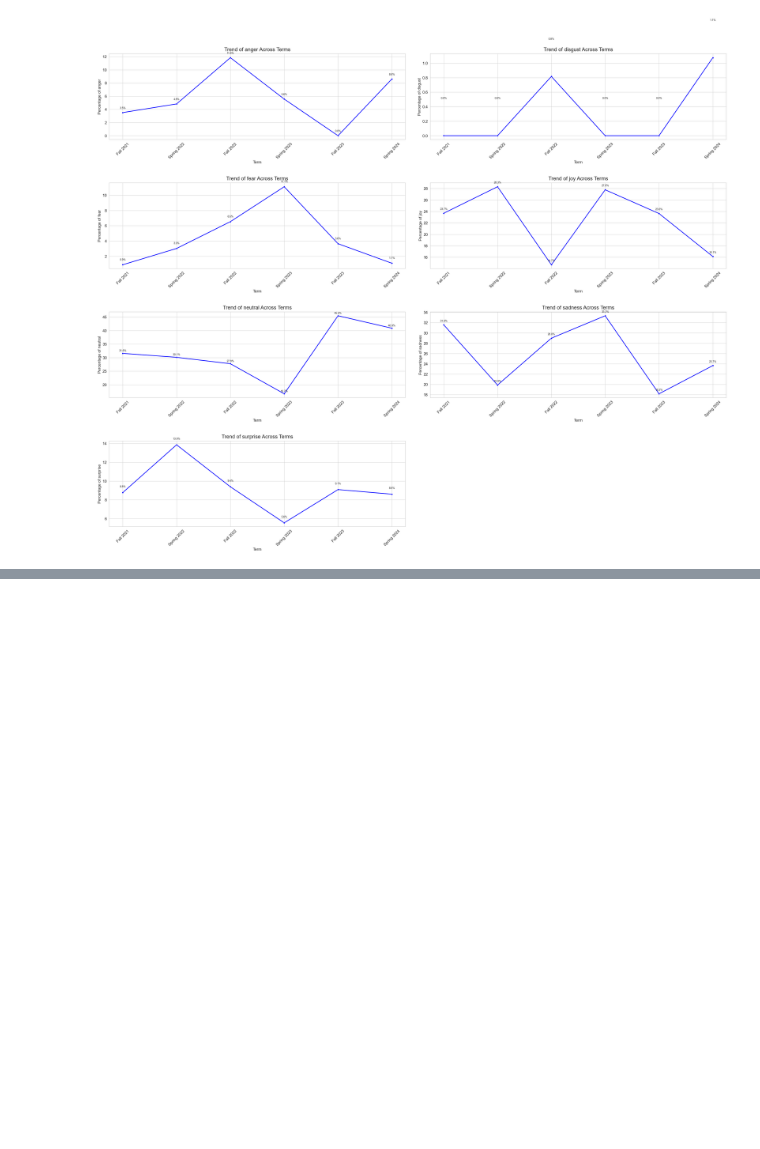
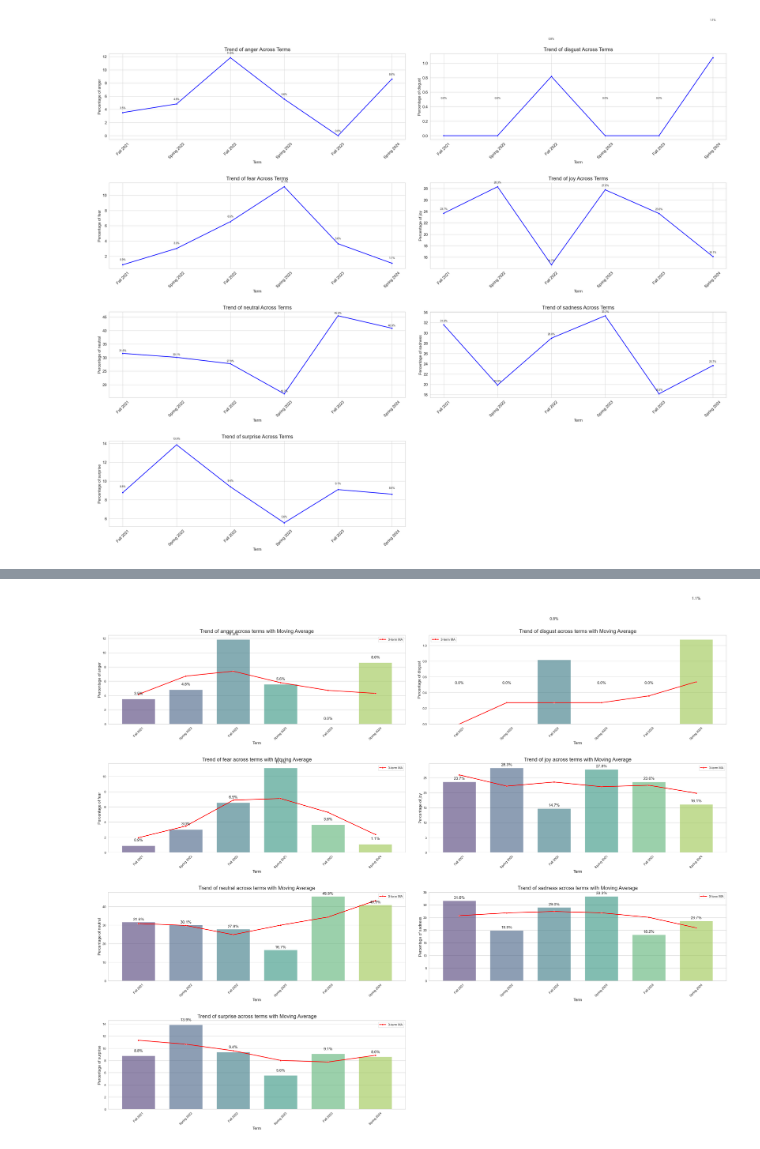
Before and after one commit to JoPuskar/Student-Sentiment-Analysis-, a Jupyter notebook: Student_Emotion_Detection.ipynb, the cells around one changed output, grey strips where cells are left out. Drawn from its saved outputs; the diff is of its cells as text; code cells hidden in the pictures; blank space fills up the shorter version.

Commit message:
The one with Sankey and Moving Average

```diff
--- a/Student_Emotion_Detection.ipynb
+++ b/Student_Emotion_Detection.ipynb
@@ -842,0 +1040,90 @@ KeyError: 'Emotion_Percentage'
+# %%
+import pandas as pd
+import seaborn as sns
+import matplotlib.pyplot as plt
+
+# Assuming merged_data is already defined
+terms = [term for term in merged_data['Term'].unique()]
+emotions_to_plot = ['anger', 'disgust', 'fear', 'joy', 'neutral', 'sadness', 'surprise']
+emotion_trend = []
+
+# Calculate emotion percentages
+for emotion in emotions_to_plot:
+    for term in terms:
+        term_data = merged_data[merged_data['Term'] == term]
+        total_emotion_counts = term_data['Combined_Emotion'].value_counts().sum()
+        emotion_counts = term_data[term_data['Combined_Emotion'] == emotion].shape[0]
+        emotion_percentage = (emotion_counts / total_emotion_counts) * 100
+        emotion_trend.append({
+            "Term": term,
+            "Emotion": emotion,
+            'Count': emotion_counts,
+            "Emotion_Percentage": emotion_percentage
+        })
+
+emotion_trend = pd.DataFrame(emotion_trend)
+
+# Set up the plot
+sns.set(style="whitegrid")
+plt.figure(figsize=(35, 30))
+
+# Window size for moving average (you can adjust this)
+window_size = 3
+
+for idx, emotion_to_plot in enumerate(emotions_to_plot):
+    plt.subplot(4, 2, idx + 1)
+    emotion_data = emotion_trend[emotion_trend['Emotion'] == emotion_to_plot].copy()
+
+    # Calculate moving average
+    emotion_data['Moving_Average'] = emotion_data['Emotion_Percentage'].rolling(
+        window=window_size,
+        min_periods=1,
+        center=True
+    ).mean()
+
+    # Plot original data as bars
+    ax = sns.barplot(
+        x="Term",
+        y="Emotion_Percentage",
+        data=emotion_data,
+        palette="viridis",
+        hue='Term',
+        width=0.7,
+        legend=False,
+        alpha=0.6  # Make bars slightly transparent to see line better
+    )
+
+    # Plot moving average as line
+    sns.lineplot(
+        x="Term",
+        y="Moving_Average",
+        data=emotion_data,
+        color='red',
+        linewidth=2.5,
+        marker='o',
+        label=f'{window_size}-term MA'
+    )
+
+    # Add percentage labels on top of each bar
+    for p in ax.patches:
+        height = p.get_height()
+        ax.text(
+            p.get_x() + p.get_width() / 2.,
+            height + 0.5,
+            f'{height:.1f}%',
+            ha='center',
+            va='bottom',
+            fontsize=15
+        )
+
+    plt.title(f"Trend of {emotion_to_plot} across terms with Moving Average", fontsize=20, pad=10)
+    plt.xlabel("Term", fontsize=15)
+    plt.ylabel(f"Percentage of {emotion_to_plot}", fontsize=15)
+    plt.xticks(fontsize=12, rotation=45)  # Rotate x-labels for better visibility
+    plt.yticks(fontsize=12)
+    plt.legend(fontsize=12)
+
+plt.tight_layout(pad=4.0)
+plt.show()
+# %% [output]
+[figure, added]
```
Also changed, not shown: parts of 17 cells of this notebook, 2 other files.
